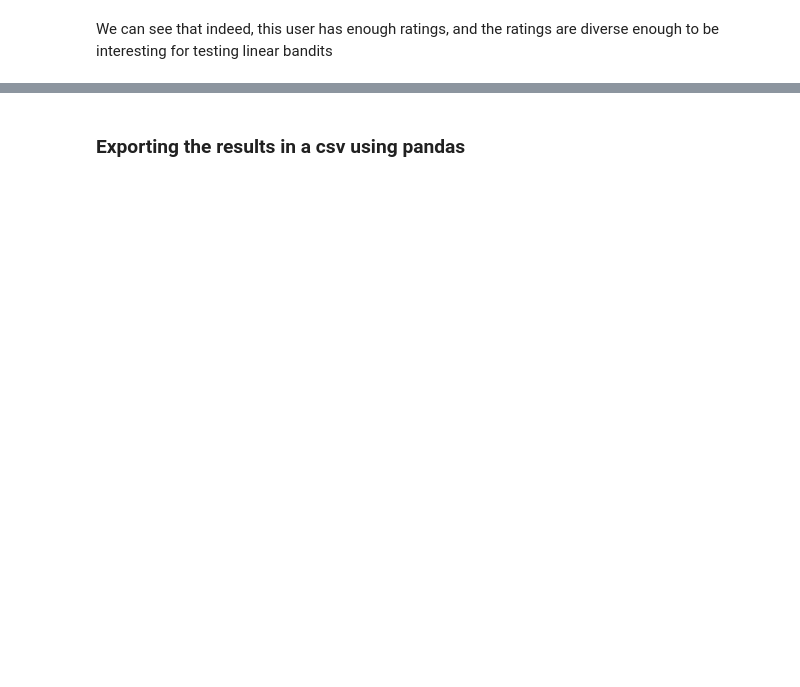
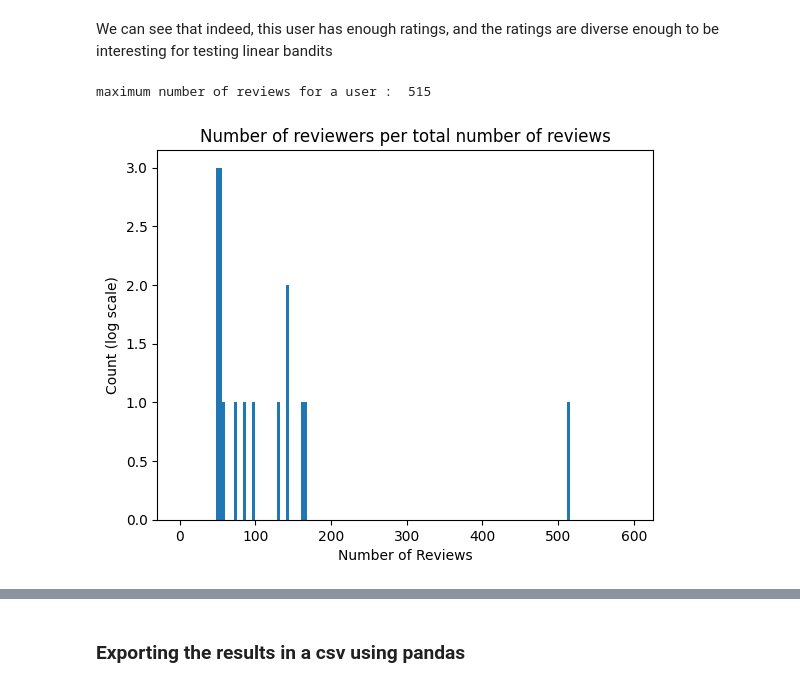
Before and after one commit to Thosam1/BachelorProject, a Jupyter notebook: Bandits/data-preprocessing/amazon_music_filtering.ipynb, the cells around one changed output, grey strips where cells are left out. Drawn from its saved outputs; the diff is of its cells as text; code cells hidden in the pictures; blank space fills up the shorter version.

```diff
--- a/Bandits/data-preprocessing/amazon_music_filtering.ipynb
+++ b/Bandits/data-preprocessing/amazon_music_filtering.ipynb
@@ -192,2 +193,17 @@ plot_ratings_for_user(list(reviews_by_reviewer_filtered_by_variance.keys())[0],
 # %% [markdown]
 We can see that indeed, this user has enough ratings, and the ratings are diverse enough to be interesting for testing linear bandits
+# %%
+num_reviews_by_reviewer = {k:len(v.values()) for k,v in reviews_by_reviewer_filtered_by_variance.items()}
+num_reviews_stats = np.array(list(num_reviews_by_reviewer.values()))
+max_num_reviews = np.max(num_reviews_stats)
+print("maximum number of reviews for a user : ", max_num_reviews)
+
+buckets = np.arange(0, 600, 4)
+plt.hist(num_reviews_stats, buckets)
+plt.title('Number of reviewers per total number of reviews')
+plt.xlabel('Number of Reviews')
+plt.ylabel('Count (log scale)')
+plt.show()
+# %% [output]
+maximum number of reviews for a user :  515
+[figure, added]
```
Also changed, not shown: parts of 8 cells of this notebook, 7 other files.
